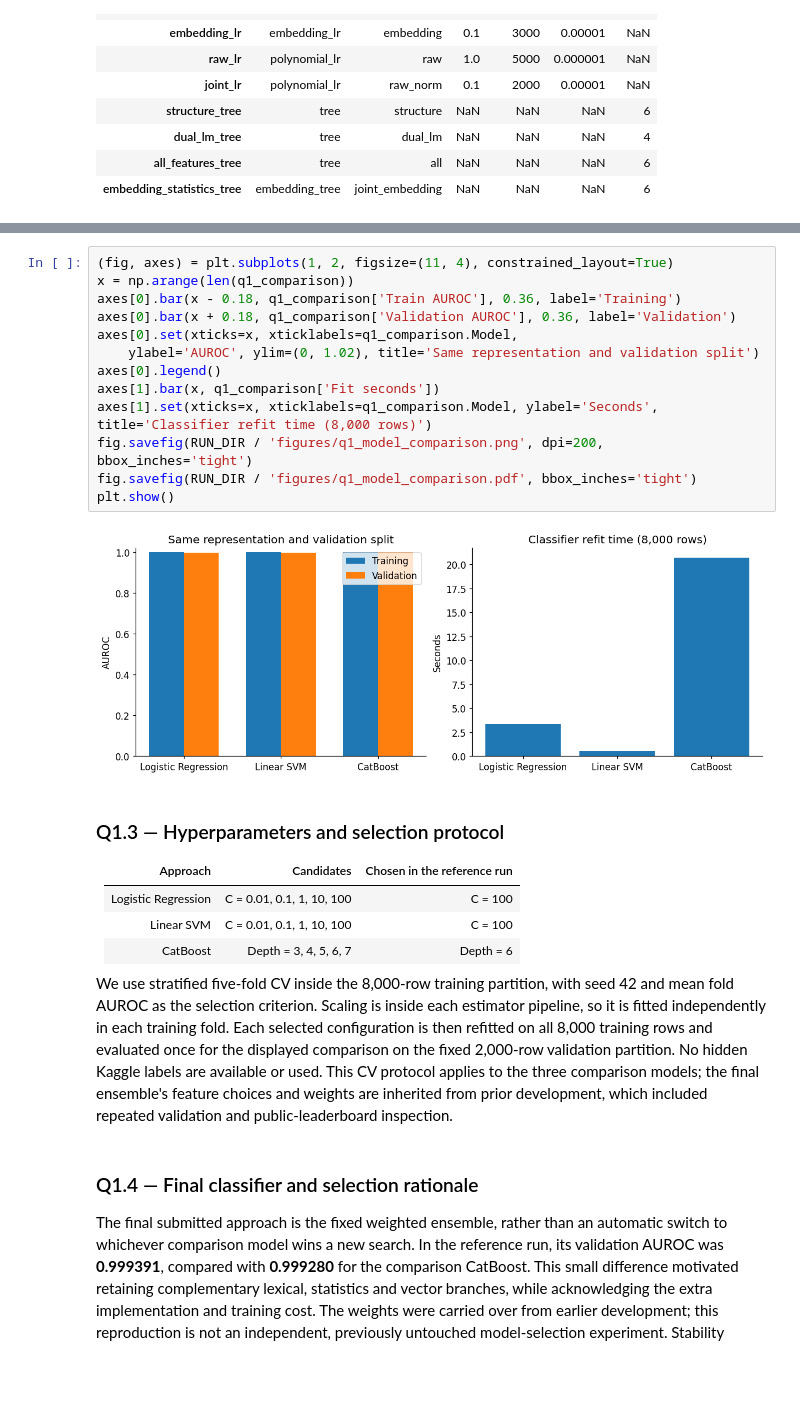
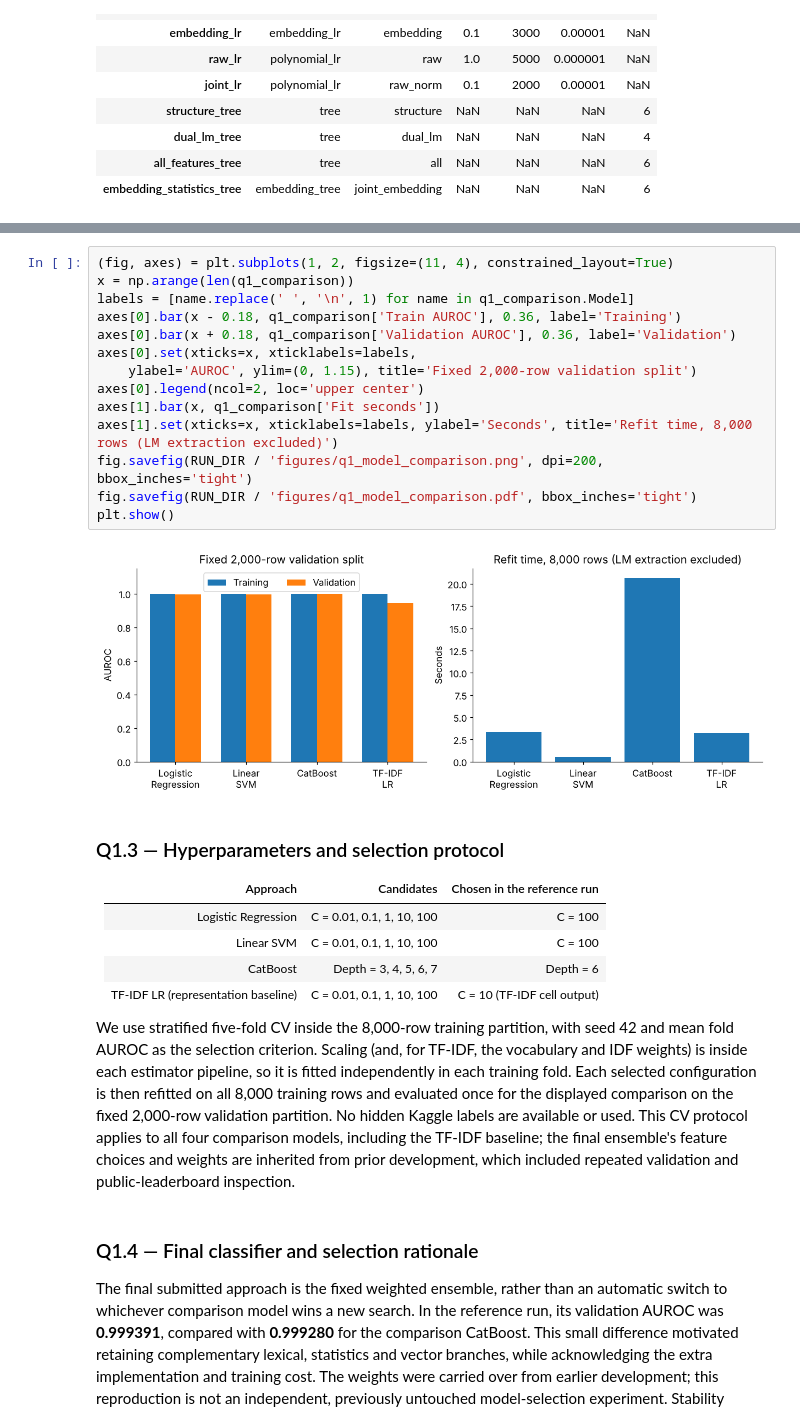
Before and after one commit to HsiangTNA/human-or-ai-submissions, a Jupyter notebook: submissions/group-number-1 /Human_or_AI_Full_Colab_Training.ipynb, the cells around one changed output, grey strips where cells are left out. Saved outputs shown, nothing was run; the diff lists cells and outputs as text; blank space fills up the shorter version.

```diff
--- a/submissions/group-number-1 /Human_or_AI_Full_Colab_Training.ipynb
+++ b/submissions/group-number-1 /Human_or_AI_Full_Colab_Training.ipynb
@@ -881,18 +941,19 @@ Fitting 5 folds for each of 5 candidates, totalling 25 fits
 # %%
 (fig, axes) = plt.subplots(1, 2, figsize=(11, 4), constrained_layout=True)
 x = np.arange(len(q1_comparison))
+labels = [name.replace(' ', '\n', 1) for name in q1_comparison.Model]
 axes[0].bar(x - 0.18, q1_comparison['Train AUROC'], 0.36, label='Training')
 axes[0].bar(x + 0.18, q1_comparison['Validation AUROC'], 0.36, label='Validation')
-axes[0].set(xticks=x, xticklabels=q1_comparison.Model,
-    ylabel='AUROC', ylim=(0, 1.02), title='Same representation and validation split')
-axes[0].legend()
+axes[0].set(xticks=x, xticklabels=labels,
+    ylabel='AUROC', ylim=(0, 1.15), title='Fixed 2,000-row validation split')
+axes[0].legend(ncol=2, loc='upper center')
 axes[1].bar(x, q1_comparison['Fit seconds'])
-axes[1].set(xticks=x, xticklabels=q1_comparison.Model, ylabel='Seconds', title='Classifier refit time (8,000 rows)')
+axes[1].set(xticks=x, xticklabels=labels, ylabel='Seconds', title='Refit time, 8,000 rows (LM extraction excluded)')
 fig.savefig(RUN_DIR / 'figures/q1_model_comparison.png', dpi=200, bbox_inches='tight')
 fig.savefig(RUN_DIR / 'figures/q1_model_comparison.pdf', bbox_inches='tight')
 plt.show()
 # %% [output]
-[figure, old version]
+[figure, new version]
 # %% [markdown]
 ### Q1.3 — Hyperparameters and selection protocol
 | Approach | Candidates | Chosen in the reference run |
@@ -900,8 +961,9 @@ plt.show()
 | Logistic Regression | C = 0.01, 0.1, 1, 10, 100 | C = 100 |
 | Linear SVM | C = 0.01, 0.1, 1, 10, 100 | C = 100 |
 | CatBoost | Depth = 3, 4, 5, 6, 7 | Depth = 6 |
+| TF-IDF LR (representation baseline) | C = 0.01, 0.1, 1, 10, 100 | C = 10 (TF-IDF cell output) |
 
-We use stratified five-fold CV inside the 8,000-row training partition, with seed 42 and mean fold AUROC as the selection criterion. Scaling is inside each estimator pipeline, so it is fitted independently in each training fold. Each selected configuration is then refitted on all 8,000 training rows and evaluated once for the displayed comparison on the fixed 2,000-row validation partition. No hidden Kaggle labels are available or used. This CV protocol applies to the three comparison models; the final ensemble's feature choices and weights are inherited from prior development, which included repeated validation and public-leaderboard inspection.
+We use stratified five-fold CV inside the 8,000-row training partition, with seed 42 and mean fold AUROC as the selection criterion. Scaling (and, for TF-IDF, the vocabulary and IDF weights) is inside each estimator pipeline, so it is fitted independently in each training fold. Each selected configuration is then refitted on all 8,000 training rows and evaluated once for the displayed comparison on the fixed 2,000-row validation partition. No hidden Kaggle labels are available or used. This CV protocol applies to all four comparison models, including the TF-IDF baseline; the final ensemble's feature choices and weights are inherited from prior development, which included repeated validation and public-leaderboard inspection.
 # %% [markdown]
 ### Q1.4 — Final classifier and selection rationale
 The final submitted approach is the fixed weighted ensemble, rather than an automatic switch to whichever comparison model wins a new search. In the reference run, its validation AUROC was **0.999391**, compared with **0.999280** for the comparison CatBoost. This small difference motivated retaining complementary lexical, statistics and vector branches, while acknowledging the extra implementation and training cost. The weights were carried over from earlier development; this reproduction is not an independent, previously untouched model-selection experiment. Stability across multiple splits has not been established.
```
Also changed, not shown: parts of 5 cells of this notebook.
